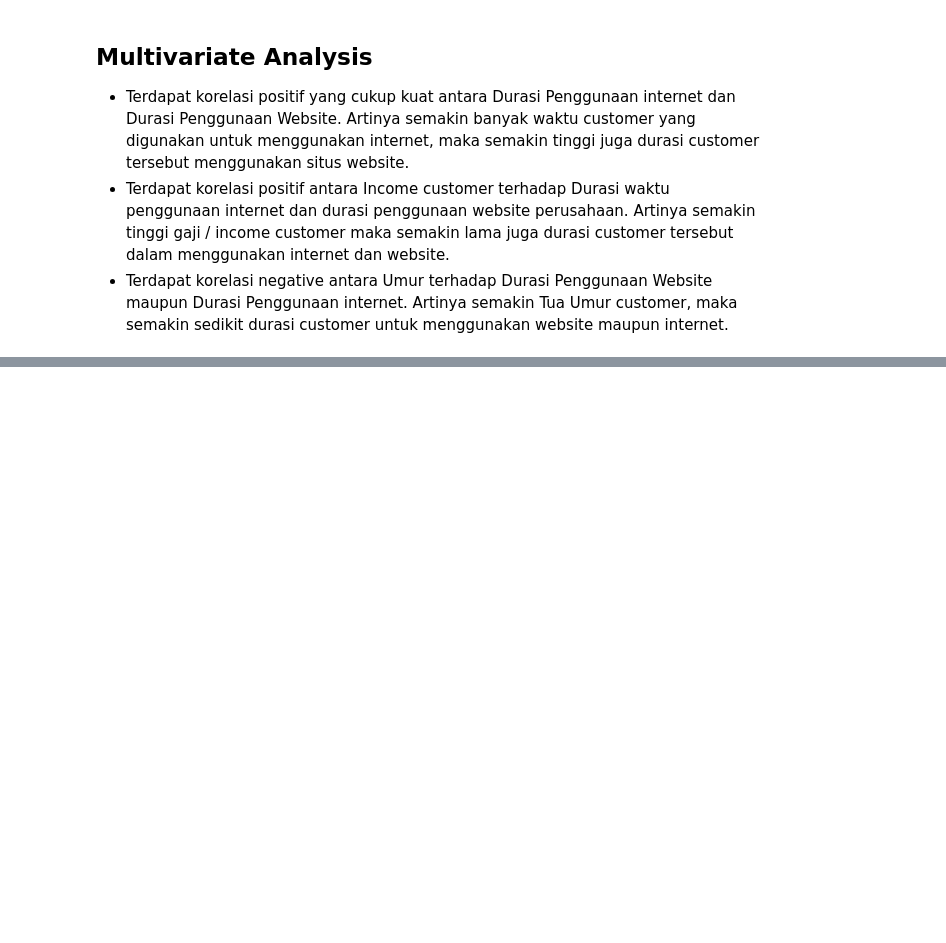
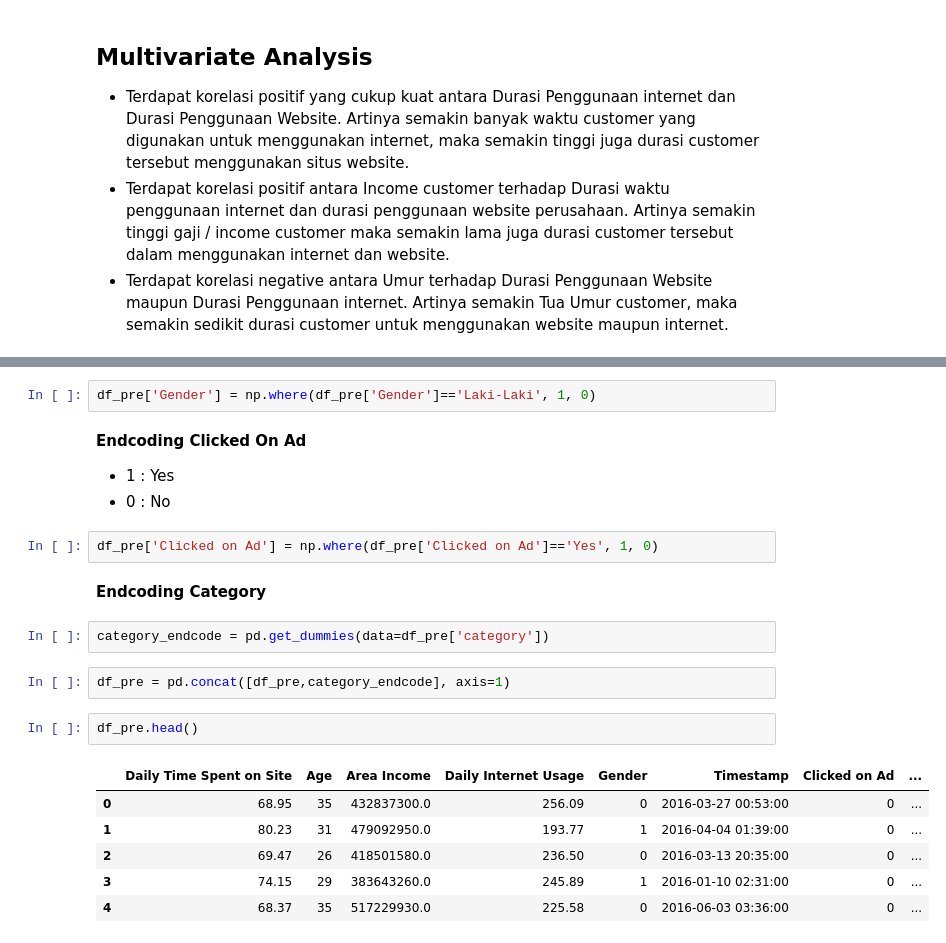
Before and after one commit to JodhiKrisantus/Predict-Customer-Clicked-Ads-Classification, a Jupyter notebook: Classification - Predict Clicked Ads.ipynb, the cells around one changed output, grey strips where cells are left out. Drawn from its saved outputs; the diff is of its cells as text; blank space fills up the shorter version.

```diff
--- a/Classification - Predict Clicked Ads.ipynb
+++ b/Classification - Predict Clicked Ads.ipynb
@@ -257,0 +344,24 @@ Text(0.5, 1.0, 'Heatmap Korelasi Antara Fitur')
+# %%
+df_pre['Gender'] = np.where(df_pre['Gender']=='Laki-Laki', 1, 0)
+# %% [markdown]
+**Endcoding Clicked On Ad**
+
+- 1 : Yes
+- 0 : No
+# %%
+df_pre['Clicked on Ad']	= np.where(df_pre['Clicked on Ad']=='Yes', 1, 0)
+# %% [markdown]
+**Endcoding Category**
+# %%
+category_endcode = pd.get_dummies(data=df_pre['category'])
+# %%
+df_pre = pd.concat([df_pre,category_endcode], axis=1)
+# %%
+df_pre.head()
+# %% [output]
+|  | Daily Time Spent on Site | Age | Area Income | Daily Internet Usage | Gender | Timestamp | Clicked on Ad | ... |
+| 0 | 68.95 | 35 | 432837300.0 | 256.09 | 0 | 2016-03-27 00:53:00 | 0 | ... |
+| 1 | 80.23 | 31 | 479092950.0 | 193.77 | 1 | 2016-04-04 01:39:00 | 0 | ... |
+| 2 | 69.47 | 26 | 418501580.0 | 236.50 | 0 | 2016-03-13 20:35:00 | 0 | ... |
+| 3 | 74.15 | 29 | 383643260.0 | 245.89 | 1 | 2016-01-10 02:31:00 | 0 | ... |
+| 4 | 68.37 | 35 | 517229930.0 | 225.58 | 0 | 2016-06-03 03:36:00 | 0 | ... |
```
Also changed, not shown: parts of 27 cells of this notebook.
